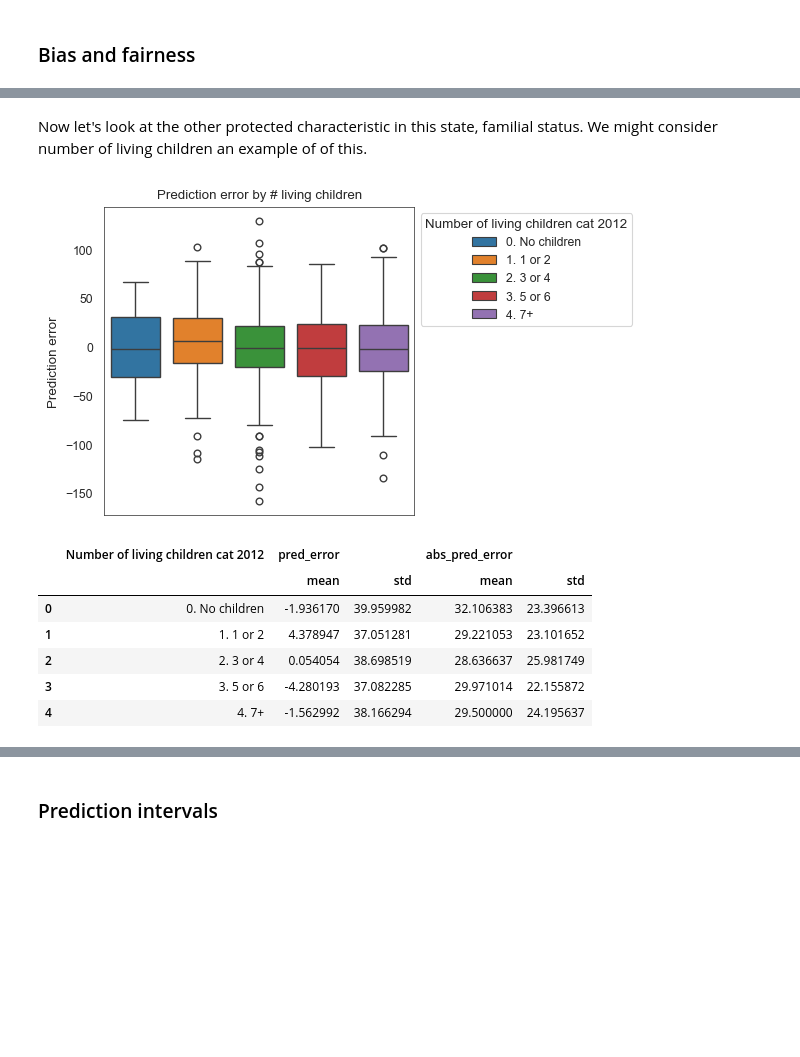
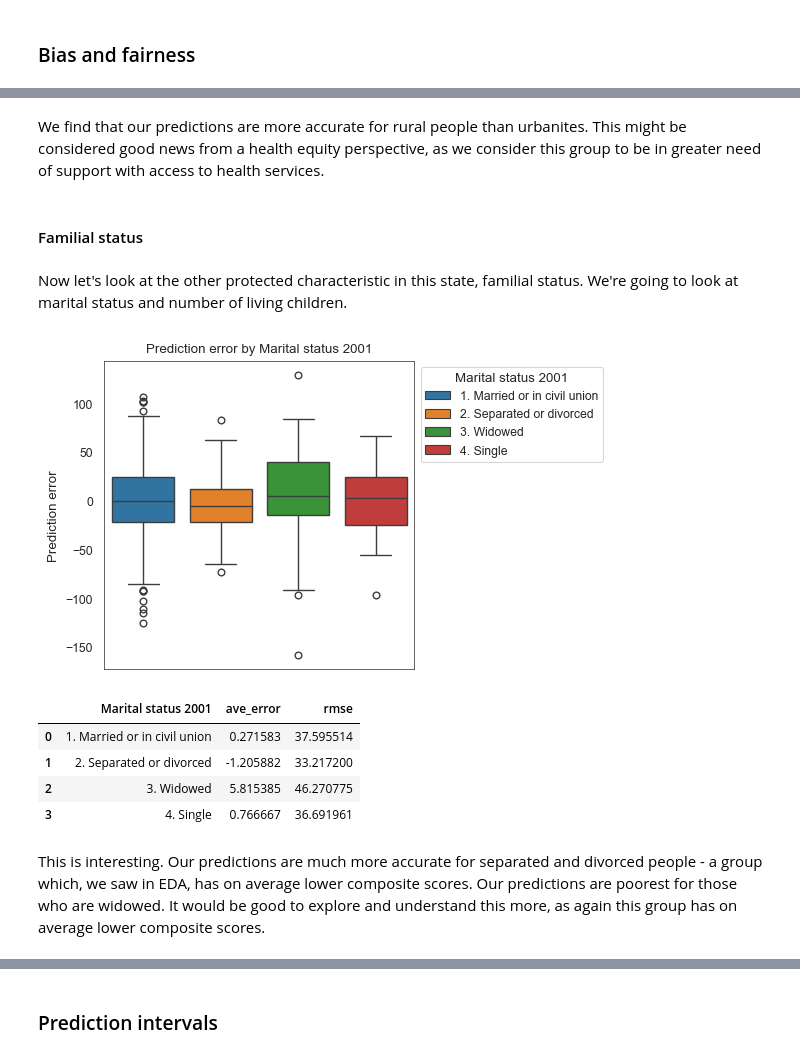
Before and after one commit to nicknettleton/Cognitive-Capacity-Prediction, a Jupyter notebook: Cognitive-Capacity-Prediction.ipynb, the cells around one changed output, grey strips where cells are left out. Drawn from its saved outputs; the diff is of its cells as text; code cells hidden in the pictures; blank space fills up the shorter version.

Commit message:
Improved analysis and documentation of bias in data and model.

```diff
--- a/Cognitive-Capacity-Prediction.ipynb
+++ b/Cognitive-Capacity-Prediction.ipynb
@@ -2084,6 +2140,7 @@ analysis['composite_score'] = y_test
 analysis = pd.concat([analysis, pred.rename(columns={'composite_score': 'pred'})], axis=1)
 analysis['pred_error'] = analysis['composite_score'] - analysis['pred']
 analysis['abs_pred_error'] = np.abs(analysis['composite_score'] - analysis['pred'])
+analysis['sq_pred_error'] = np.square(analysis['composite_score'] - analysis['pred'])
 # %% [markdown]
 ### Prediction accuracy
 # %% [markdown]
@@ -2112,0 +2174,15 @@ How do our predictions compare for different subpopulations? I have carried out
+# %%
+def visualise_prediction_fairness(col):
+    plt.figure(figsize=(4, 4))
+    ax = sns.boxplot(data = analysis, y='pred_error', hue=col, legend=True, width=1, gap=.2)
+    sns.move_legend(ax, "upper left", bbox_to_anchor=(1, 1))
+    plt.title(f'Prediction error by {col}')
+    plt.ylabel('Prediction error')
+    plt.show()
+
+    display(analysis.groupby(col, as_index=False).apply(ae_rmse, include_groups = False))
+
+def ae_rmse(group):
+    ae = group['pred_error'].mean()
+    rmse = root_mean_squared_error(group['composite_score'], group['pred'])
+    return pd.Series(dict(ave_error = ae, rmse = rmse))
@@ -2135,23 +2263,17 @@ So we see that prediction accuracy is similar for both genders, although slightl
+# %% [markdown]
+We find that our predictions are more accurate for rural people than urbanites. This might be considered good news from a health equity perspective, as we consider this group to be in greater need of support with access to health services.
+# %% [markdown]
+#### Familial status
 # %% [markdown]
-Now let's look at the other protected characteristic in this state, familial status. We might consider number of living children an example of of this.
+Now let's look at the other protected characteristic in this state, familial status. We're going to look at marital status and number of living children.
 # %%
-plt.figure(figsize=(4, 4))
-ax = sns.boxplot(data = analysis, y='pred_error', hue='Number of living children cat 2012', legend=True, width=1, gap=.2)
-sns.move_legend(ax, "upper left", bbox_to_anchor=(1, 1))
-plt.title('Prediction error by # living children')
-plt.ylabel('Prediction error')
-plt.show()
-
-display(analysis.groupby('Number of living children cat 2012', as_index=False).agg({
-    'pred_error':['mean','std'],
-    'abs_pred_error':['mean','std'],
-}))
+visualise_prediction_fairness('Marital status 2001')
 # %% [output]
-[figure, old version]
+[figure, new version]
-|  | Number of living children cat 2012 | pred_error |  | abs_pred_error |  |
-|  |  | mean | std | mean | std |
-| 0 | 0. No children | -1.936170 | 39.959982 | 32.106383 | 23.396613 |
-| 1 | 1. 1 or 2 | 4.378947 | 37.051281 | 29.221053 | 23.101652 |
-| 2 | 2. 3 or 4 | 0.054054 | 38.698519 | 28.636637 | 25.981749 |
-| 3 | 3. 5 or 6 | -4.280193 | 37.082285 | 29.971014 | 22.155872 |
-| 4 | 4. 7+ | -1.562992 | 38.166294 | 29.500000 | 24.195637 |
+|  | Marital status 2001 | ave_error | rmse |
+| 0 | 1. Married or in civil union | 0.271583 | 37.595514 |
+| 1 | 2. Separated or divorced | -1.205882 | 33.217200 |
+| 2 | 3. Widowed | 5.815385 | 46.270775 |
+| 3 | 4. Single | 0.766667 | 36.691961 |
+# %% [markdown]
+This is interesting. Our predictions are much more accurate for separated and divorced people - a group which, we saw in EDA, has on average lower composite scores. Our predictions are poorest for those who are widowed. It would be good to explore and understand this more, as again this group has on average lower composite scores.
```
Also changed, not shown: parts of 79 cells of this notebook, 11 other files.
